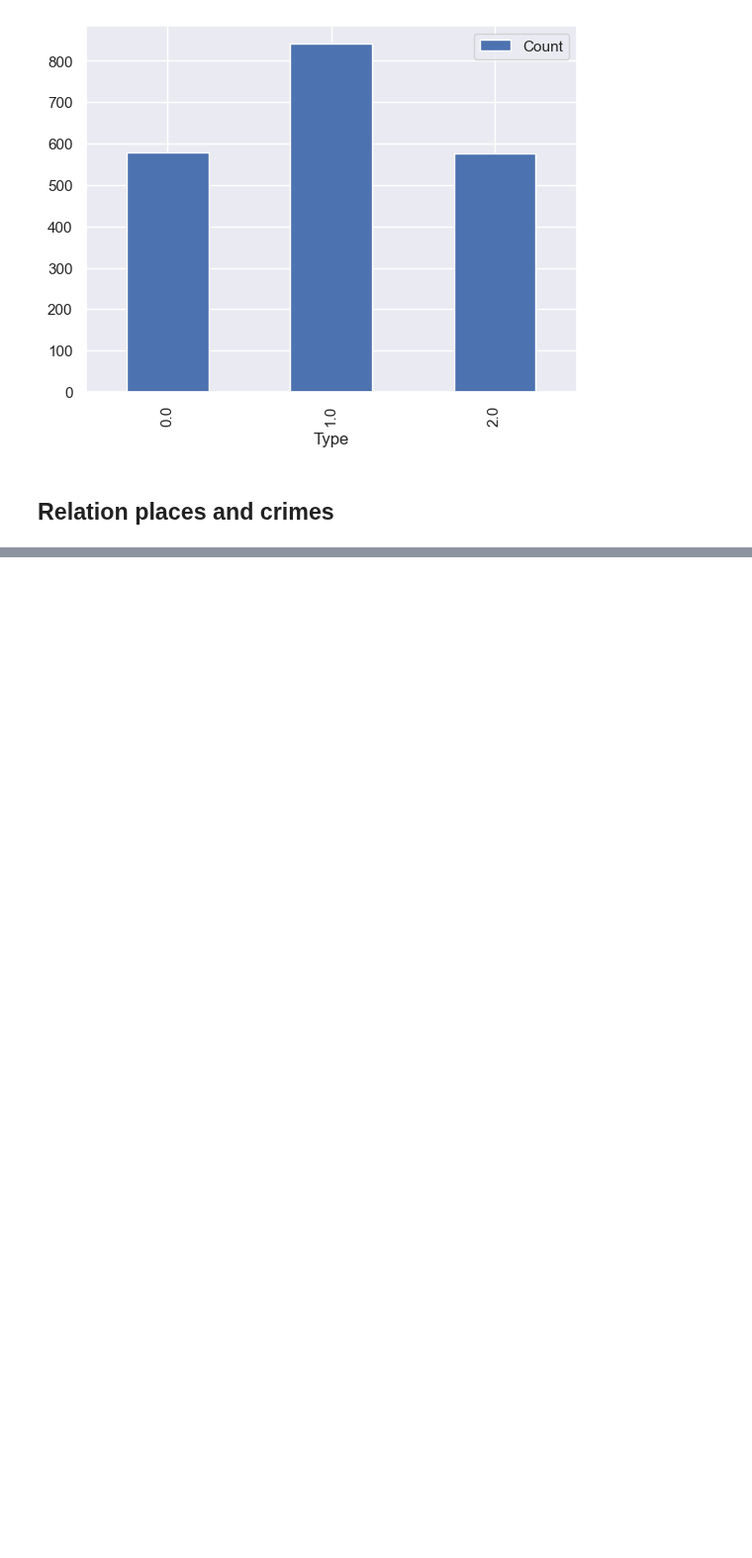
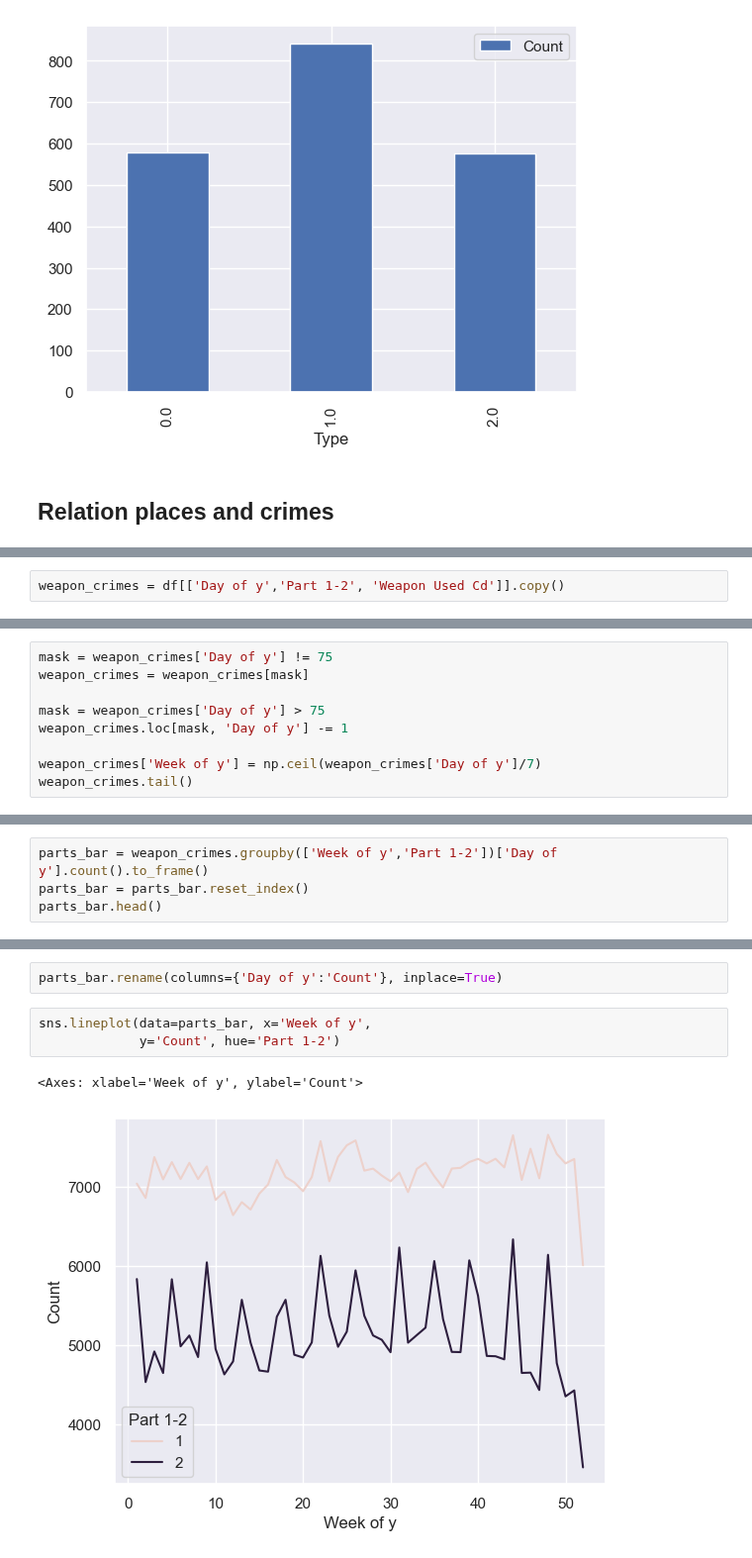
Before and after one commit to S3tuit/jup_lab, a Jupyter notebook: la_crime.ipynb, the cells around one changed output, grey strips where cells are left out. Shown at 99% size. Saved outputs shown, nothing was run; the diff lists cells and outputs as text; blank space fills up the shorter version.

```diff
--- a/la_crime.ipynb
+++ b/la_crime.ipynb
@@ -314,0 +440,2 @@ start_end_hist.plot.bar(x='Type', y='Count')
+# %%
+weapon_crimes = df[['Day of y','Part 1-2', 'Weapon Used Cd']].copy()
@@ -314,0 +444,9 @@ start_end_hist.plot.bar(x='Type', y='Count')
+# %%
+mask = weapon_crimes['Day of y'] != 75
+weapon_crimes = weapon_crimes[mask]
+
+mask = weapon_crimes['Day of y'] > 75
+weapon_crimes.loc[mask, 'Day of y'] -= 1
+
+weapon_crimes['Week of y'] = np.ceil(weapon_crimes['Day of y']/7)
+weapon_crimes.tail()
@@ -314,0 +460,4 @@ start_end_hist.plot.bar(x='Type', y='Count')
+# %%
+parts_bar = weapon_crimes.groupby(['Week of y','Part 1-2'])['Day of y'].count().to_frame()
+parts_bar = parts_bar.reset_index()
+parts_bar.head()
@@ -314,0 +471,8 @@ start_end_hist.plot.bar(x='Type', y='Count')
+# %%
+parts_bar.rename(columns={'Day of y':'Count'}, inplace=True)
+# %%
+sns.lineplot(data=parts_bar, x='Week of y',
+             y='Count', hue='Part 1-2')
+# %% [output]
+<Axes: xlabel='Week of y', ylabel='Count'>
+[figure, added]
```
Also changed, not shown: parts of 35 cells of this notebook.
